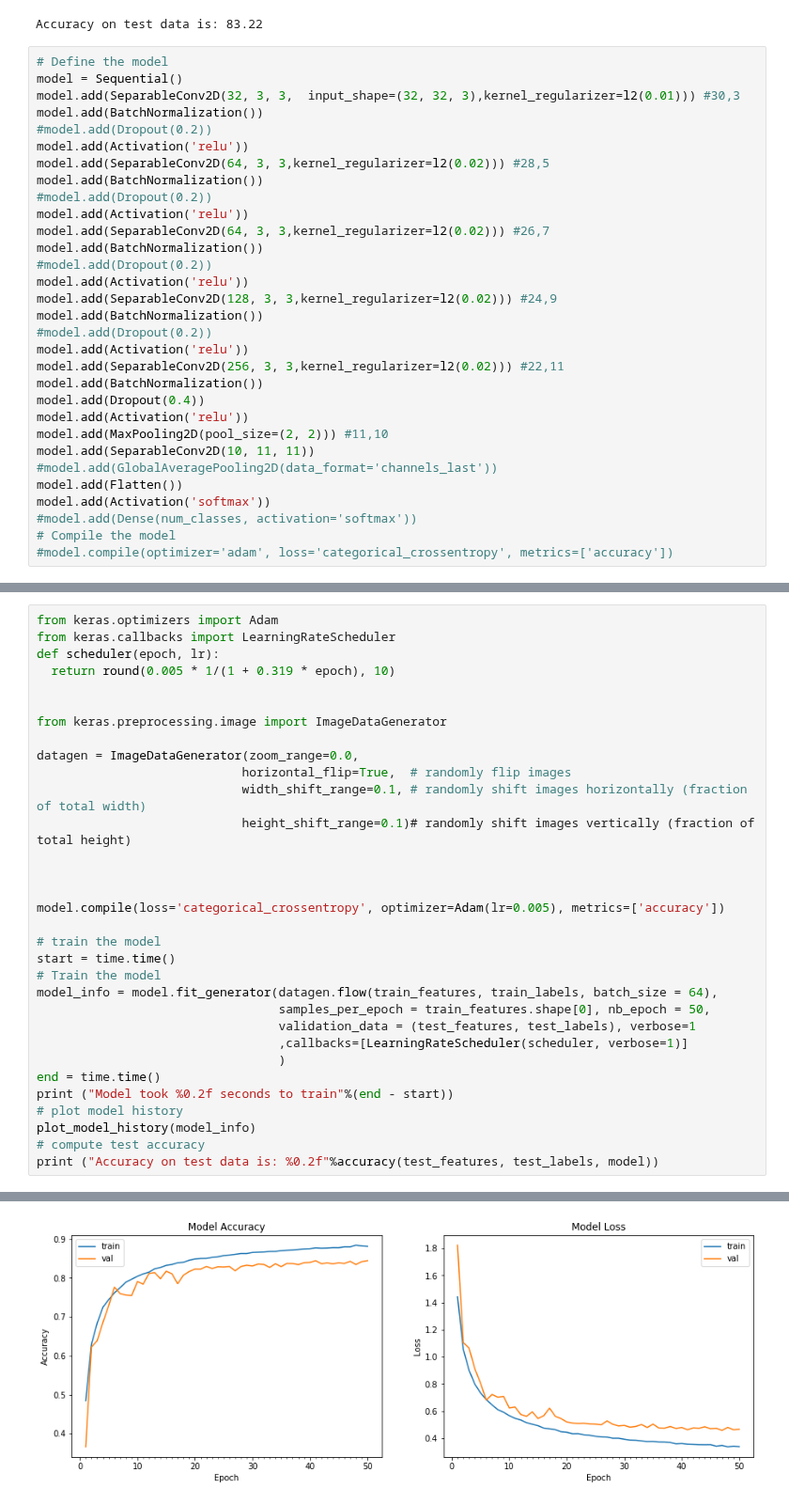
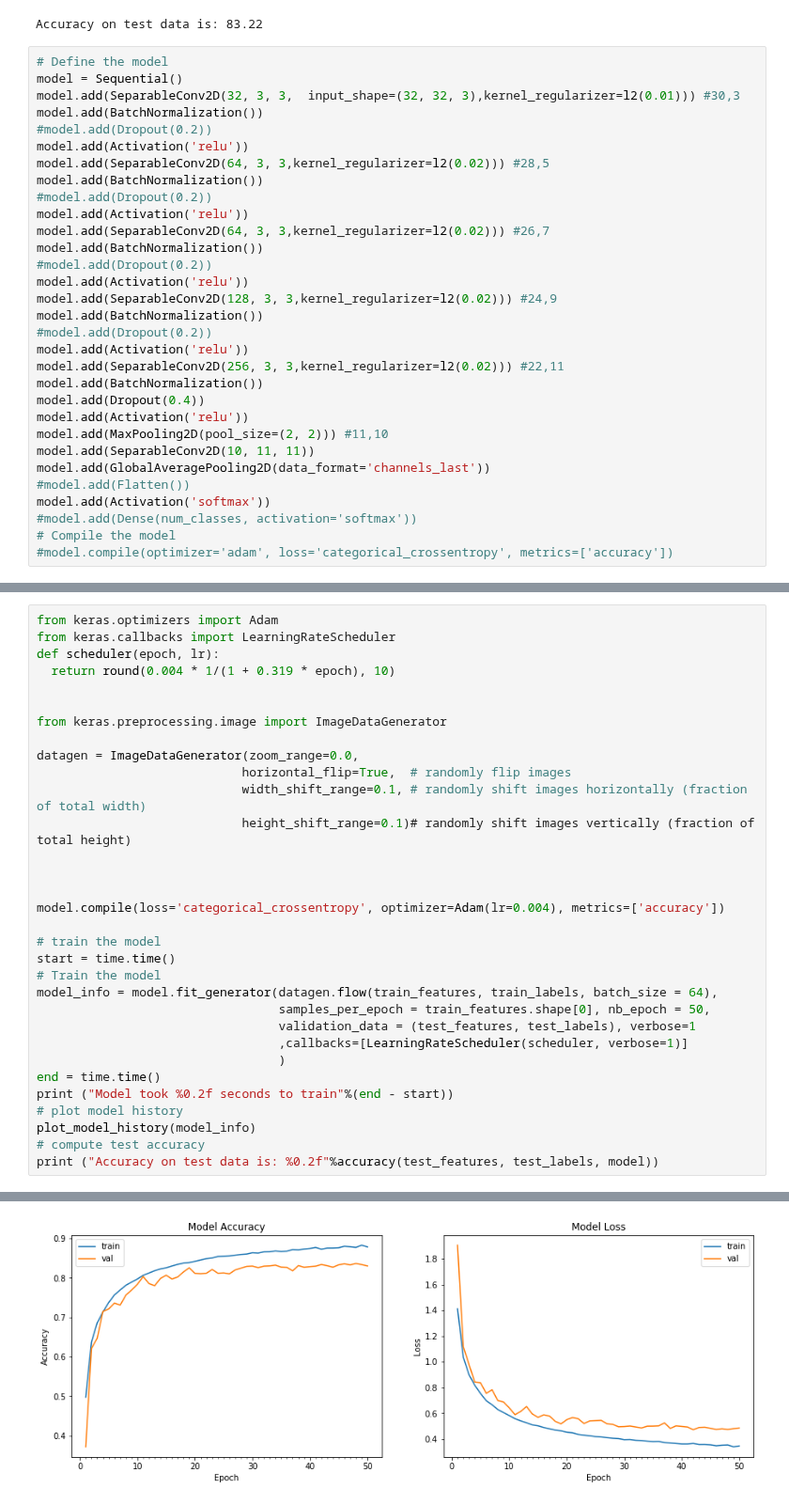
Before and after one commit to csharpshooter/EIP, a Jupyter notebook: A3/Assignment_3.ipynb, the cells around one changed output, grey strips where cells are left out. Shown at 94% size. Saved outputs shown, nothing was run; the diff lists cells and outputs as text.

```diff
--- a/A3/Assignment_3.ipynb
+++ b/A3/Assignment_3.ipynb
@@ -206,8 +206,8 @@ model.add(Dropout(0.4))
 model.add(Activation('relu'))
 model.add(MaxPooling2D(pool_size=(2, 2))) #11,10
 model.add(SeparableConv2D(10, 11, 11))
-#model.add(GlobalAveragePooling2D(data_format='channels_last'))
-model.add(Flatten())
+model.add(GlobalAveragePooling2D(data_format='channels_last'))
+#model.add(Flatten())
 model.add(Activation('softmax'))
 #model.add(Dense(num_classes, activation='softmax'))
 # Compile the model
@@ -236,7 +236,7 @@ _________________________________________________________________
 from keras.optimizers import Adam
 from keras.callbacks import LearningRateScheduler
 def scheduler(epoch, lr):
-  return round(0.005 * 1/(1 + 0.319 * epoch), 10)
+  return round(0.004 * 1/(1 + 0.319 * epoch), 10)
 
 
 from keras.preprocessing.image import ImageDataGenerator
@@ -248,7 +248,7 @@ datagen = ImageDataGenerator(zoom_range=0.0,
 
 
 
-model.compile(loss='categorical_crossentropy', optimizer=Adam(lr=0.005), metrics=['accuracy'])
+model.compile(loss='categorical_crossentropy', optimizer=Adam(lr=0.004), metrics=['accuracy'])
 
 # train the model
 start = time.time()
@@ -285 +285 @@ Model took 1727.32 seconds to train
-[figure, old version]
+[figure, new version]
```
Also changed, not shown: parts of 2 cells of this notebook.
